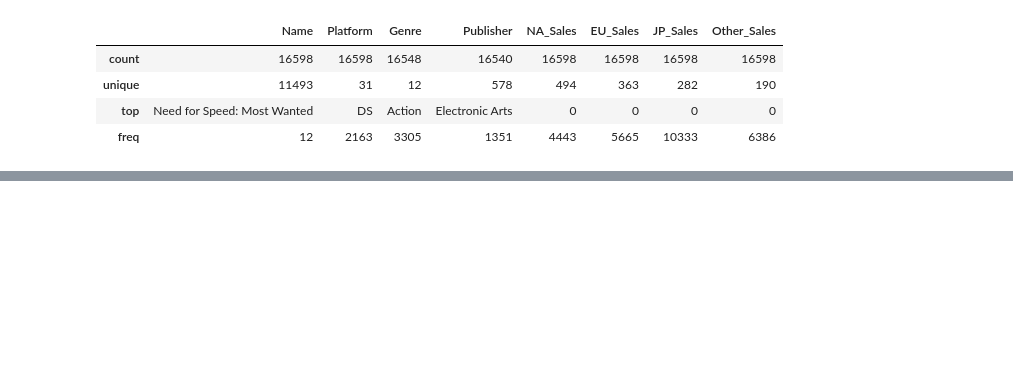
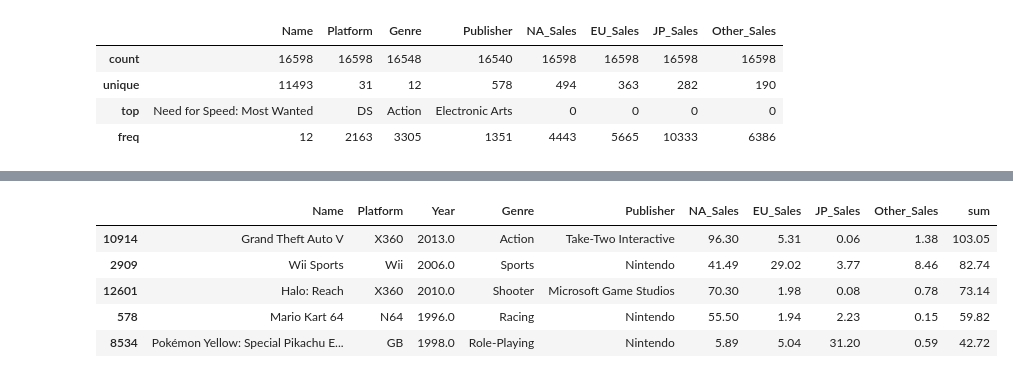
Before and after one commit to daje0601/CookBook-Python, a Jupyter notebook: section1_project_ds.ipynb, the cells around one changed output, grey strips where cells are left out. Drawn from its saved outputs; the diff is of its cells as text; code cells hidden in the pictures; blank space fills up the shorter version.

```diff
--- a/section1_project_ds.ipynb
+++ b/section1_project_ds.ipynb
@@ -61,0 +84,4 @@ msno.matrix(df)
+# %%
+# 결측치 drop
+df = df.dropna(axis=0)
+df.shape
@@ -61,0 +90,4 @@ msno.matrix(df)
+# %%
+# 연도가 오기재된 데이터 drop
+df = df[df["Year"] > 1900]
+df.shape
@@ -61,0 +116,11 @@ msno.matrix(df)
+# %%
+df["sum"] = df["NA_Sales"]+df["EU_Sales"]+df["JP_Sales"]+df["Other_Sales"]
+df = df.sort_values(ascending=False, by="sum")
+df.head()
+# %% [output]
+|  | Name | Platform | Year | Genre | Publisher | NA_Sales | EU_Sales | JP_Sales | Other_Sales | sum |
+| 10914 | Grand Theft Auto V | X360 | 2013.0 | Action | Take-Two Interactive | 96.30 | 5.31 | 0.06 | 1.38 | 103.05 |
+| 2909 | Wii Sports | Wii | 2006.0 | Sports | Nintendo | 41.49 | 29.02 | 3.77 | 8.46 | 82.74 |
+| 12601 | Halo: Reach | X360 | 2010.0 | Shooter | Microsoft Game Studios | 70.30 | 1.98 | 0.08 | 0.78 | 73.14 |
+| 578 | Mario Kart 64 | N64 | 1996.0 | Racing | Nintendo | 55.50 | 1.94 | 2.23 | 0.15 | 59.82 |
+| 8534 | Pokémon Yellow: Special Pikachu E... | GB | 1998.0 | Role-Playing | Nintendo | 5.89 | 5.04 | 31.20 | 0.59 | 42.72 |
```
Also changed, not shown: parts of 27 cells of this notebook.
